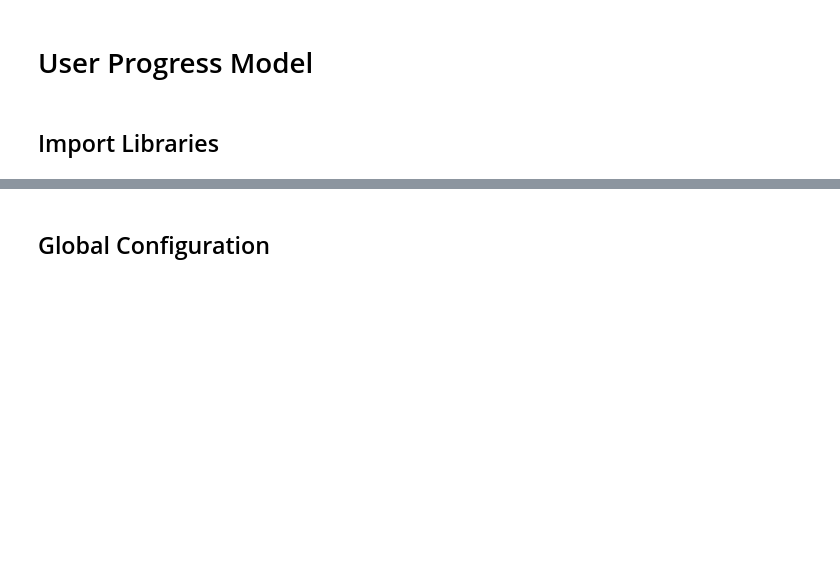
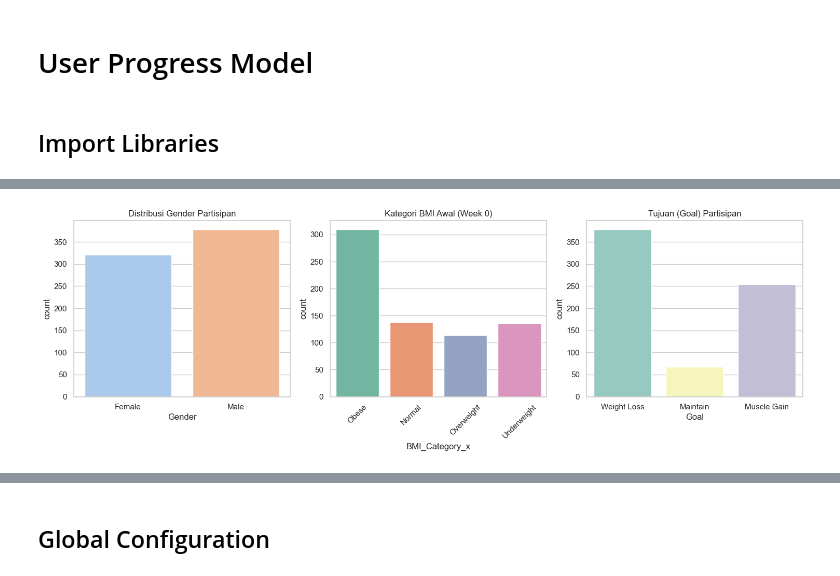
Before and after one commit to crisvito/viktorifit-ml, a Jupyter notebook: notebooks/models/modeling_dataset_progress.ipynb, the cells around one changed output, grey strips where cells are left out. Cells and saved outputs as stored; diff of their text form; code cells hidden in the pictures; blank space fills up the shorter version.

Commit message:
add: EDA, fix: variable name on predict_progress

```diff
--- a/notebooks/models/modeling_dataset_progress.ipynb
+++ b/notebooks/models/modeling_dataset_progress.ipynb
@@ -17,0 +20,91 @@ from sklearn.preprocessing import LabelEncoder
+# %%
+import seaborn as sns
+import matplotlib.pyplot as plt
+
+# 1. LOAD DATASET
+# Ganti 'data_fitness.csv' dengan nama file CSV aslimu
+df = pd.read_csv('../../data/dataset_userprogress.csv')
+
+# Setup tema visualisasi
+sns.set_theme(style="whitegrid")
+
+# 2. PROFIL PENGGUNA (Mengambil data unik per User, misal di Week 0)
+df_users = df[df['Week'] == 0]
+
+plt.figure(figsize=(15, 5))
+
+# Distribusi Gender
+plt.subplot(1, 3, 1)
+sns.countplot(data=df_users, x='Gender', palette='pastel')
+plt.title('Distribusi Gender Partisipan')
+
+# Distribusi Kategori BMI Awal
+plt.subplot(1, 3, 2)
+sns.countplot(data=df_users, x='BMI_Category_x', palette='Set2')
+plt.title('Kategori BMI Awal (Week 0)')
+plt.xticks(rotation=45)
+
+# Distribusi Goal
+plt.subplot(1, 3, 3)
+sns.countplot(data=df_users, x='Goal', palette='Set3')
+plt.title('Tujuan (Goal) Partisipan')
+
+plt.tight_layout()
+plt.show()
+
+# 3. TREN PROGRESS PER MINGGU (Longitudinal)
+plt.figure(figsize=(14, 6))
+
+# Perubahan Berat Badan
+plt.subplot(1, 2, 1)
+sns.lineplot(data=df, x='Week', y='Weight_kg', hue='User_ID', marker='o', palette='tab10', legend=False)
+plt.title('Tren Penurunan Berat Badan per Minggu')
+plt.xlabel('Minggu ke-')
+plt.ylabel('Berat Badan (kg)')
+
+# Perubahan Persentase Lemak Tubuh
+plt.subplot(1, 2, 2)
+sns.lineplot(data=df, x='Week', y='Body_Fat_Percentage_y', hue='User_ID', marker='o', palette='tab10', legend=False)
+plt.title('Tren Penurunan Body Fat per Minggu')
+plt.xlabel('Minggu ke-')
+plt.ylabel('Body Fat (%)')
+
+plt.tight_layout()
+plt.show()
+
+# 4. PENYESUAIAN NUTRISI
+plt.figure(figsize=(8, 5))
+
+# Simpan plot ke dalam variabel 'ax'
+ax = sns.lineplot(data=df, x='Week', y='Daily_Calories', hue='Goal', style='User_ID', markers=True, dashes=False)
+
+plt.title('Penyesuaian Kalori Harian (Berdasarkan Goal)')
+plt.xlabel('Minggu ke-')
+plt.ylabel('Kalori Harian (kcal)')
+
+# Trik memotong legend:
+# Ambil semua komponen legend yang digenerate otomatis
+handles, labels = ax.get_legend_handles_labels()
+
+# Cari posisi label 'User_ID' dan potong list legend-nya sampai situ aja
+if 'User_ID' in labels:
+    idx = labels.index('User_ID')
+    handles = handles[:idx]
+    labels = labels[:idx]
+
+# Buat legend baru dengan data yang sudah dipotong
+plt.legend(handles=handles, labels=labels, title='Goal', bbox_to_anchor=(1.05, 1), loc='upper left')
+
+plt.tight_layout()
+plt.show()
+
+# 5. KORELASI ANTAR VARIABEL NUMERIK
+cols_to_corr = ['Age', 'Initial_Weight_kg', 'Workout_Frequency', 'Average_Duration_Minutes',
+                'Weight_kg', 'BMI', 'Body_Fat_Percentage_y', 'Daily_Calories']
+
+plt.figure(figsize=(10, 8))
+corr_matrix = df[cols_to_corr].corr()
+sns.heatmap(corr_matrix, annot=True, cmap='coolwarm', fmt='.2f', linewidths=0.5)
+plt.title('Heatmap Korelasi Variabel Kebugaran & Nutrisi')
+plt.show()
+# %% [output]
@@ -17,0 +122 @@ from sklearn.preprocessing import LabelEncoder
+[figure, added]
```
Also changed, not shown: parts of 2 cells of this notebook, 6 other files.
